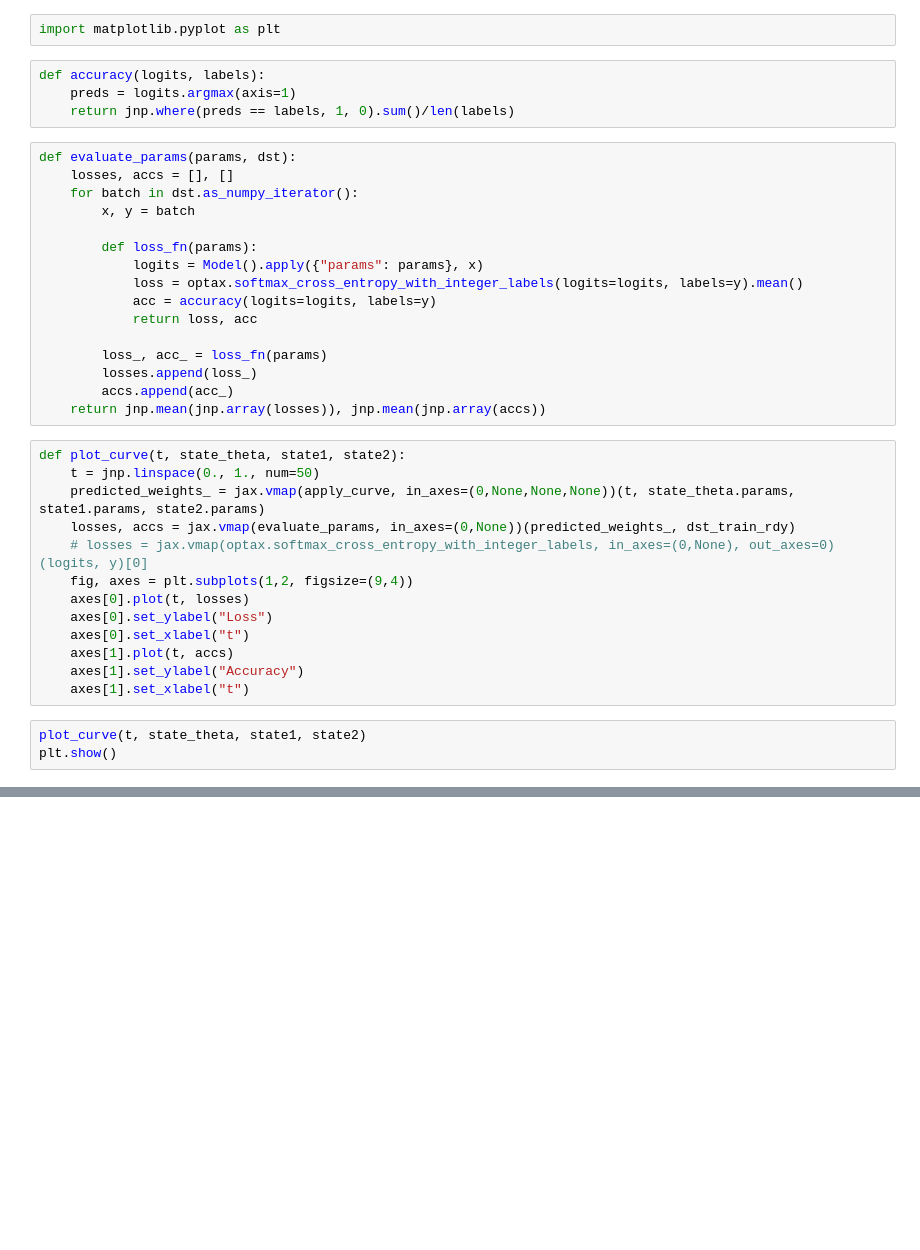
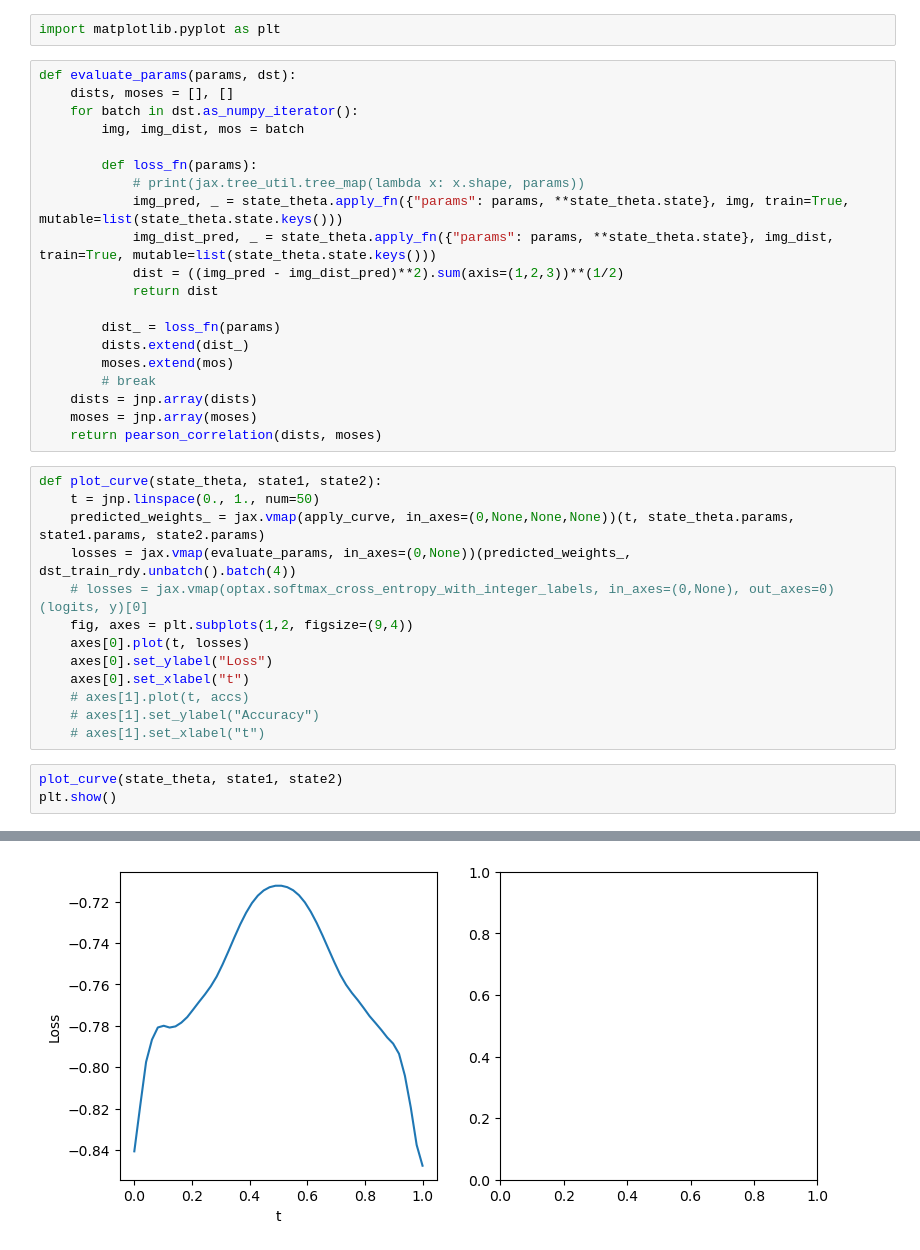
Before and after one commit to Jorgvt/perceptnet, a Jupyter notebook: Notebooks/13_JaX/13_10_SeparateGabors/13_10_999_Curve_Between_Models_JaX.ipynb, the cells around one changed output, grey strips where cells are left out. Saved outputs shown, nothing was run; the diff lists cells and outputs as text; blank space fills up the shorter version.

Commit message:
:sparkles: curve between perceptnet models

```diff
--- a/Notebooks/13_JaX/13_10_SeparateGabors/13_10_999_Curve_Between_Models_JaX.ipynb
+++ b/Notebooks/13_JaX/13_10_SeparateGabors/13_10_999_Curve_Between_Models_JaX.ipynb
@@ -606,38 +616,39 @@ for n in tqdm(range(N_ITERS)):
 # %%
 import matplotlib.pyplot as plt
-# %%
-def accuracy(logits, labels):
-    preds = logits.argmax(axis=1)
-    return jnp.where(preds == labels, 1, 0).sum()/len(labels)
-# %%
-def evaluate_params(params, dst):
-    losses, accs = [], []
-    for batch in dst.as_numpy_iterator():
-        x, y = batch
-
-        def loss_fn(params):
-            logits = Model().apply({"params": params}, x)
-            loss = optax.softmax_cross_entropy_with_integer_labels(logits=logits, labels=y).mean()
-            acc = accuracy(logits=logits, labels=y)
-            return loss, acc
-
-        loss_, acc_ = loss_fn(params)
-        losses.append(loss_)
-        accs.append(acc_)
-    return jnp.mean(jnp.array(losses)), jnp.mean(jnp.array(accs))
+# %%
+def evaluate_params(params, dst):
+    dists, moses = [], []
+    for batch in dst.as_numpy_iterator():
+        img, img_dist, mos = batch
+
+        def loss_fn(params):
+            # print(jax.tree_util.tree_map(lambda x: x.shape, params))
+            img_pred, _ = state_theta.apply_fn({"params": params, **state_theta.state}, img, train=True, mutable=list(state_theta.state.keys()))
+            img_dist_pred, _ = state_theta.apply_fn({"params": params, **state_theta.state}, img_dist, train=True, mutable=list(state_theta.state.keys()))
+            dist = ((img_pred - img_dist_pred)**2).sum(axis=(1,2,3))**(1/2)
+            return dist
+
+        dist_ = loss_fn(params)
+        dists.extend(dist_)
+        moses.extend(mos)
+        # break
+    dists = jnp.array(dists)
+    moses = jnp.array(moses)
+    return pearson_correlation(dists, moses)
 # %%
-def plot_curve(t, state_theta, state1, state2):
+def plot_curve(state_theta, state1, state2):
     t = jnp.linspace(0., 1., num=50)
     predicted_weights_ = jax.vmap(apply_curve, in_axes=(0,None,None,None))(t, state_theta.params, state1.params, state2.params)
-    losses, accs = jax.vmap(evaluate_params, in_axes=(0,None))(predicted_weights_, dst_train_rdy)
+    losses = jax.vmap(evaluate_params, in_axes=(0,None))(predicted_weights_, dst_train_rdy.unbatch().batch(4))
     # losses = jax.vmap(optax.softmax_cross_entropy_with_integer_labels, in_axes=(0,None), out_axes=0)(logits, y)[0]
     fig, axes = plt.subplots(1,2, figsize=(9,4))
     axes[0].plot(t, losses)
     axes[0].set_ylabel("Loss")
     axes[0].set_xlabel("t")
-    axes[1].plot(t, accs)
-    axes[1].set_ylabel("Accuracy")
-    axes[1].set_xlabel("t")
+    # axes[1].plot(t, accs)
+    # axes[1].set_ylabel("Accuracy")
+    # axes[1].set_xlabel("t")
 # %%
-plot_curve(t, state_theta, state1, state2)
+plot_curve(state_theta, state1, state2)
 plt.show()
+# %% [output]
@@ -644 +657,2 @@ plt.show()
+[figure, added]
 # %%
```
Also changed, not shown: parts of 9 cells of this notebook.
